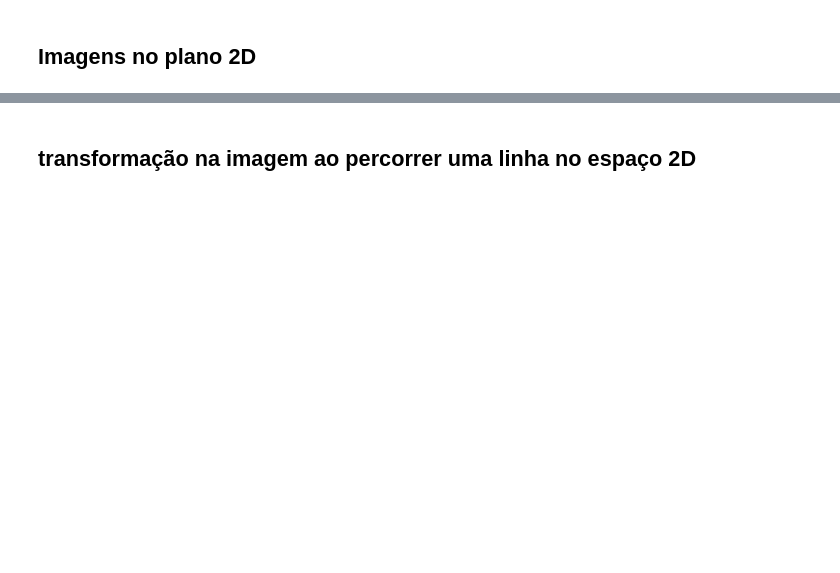
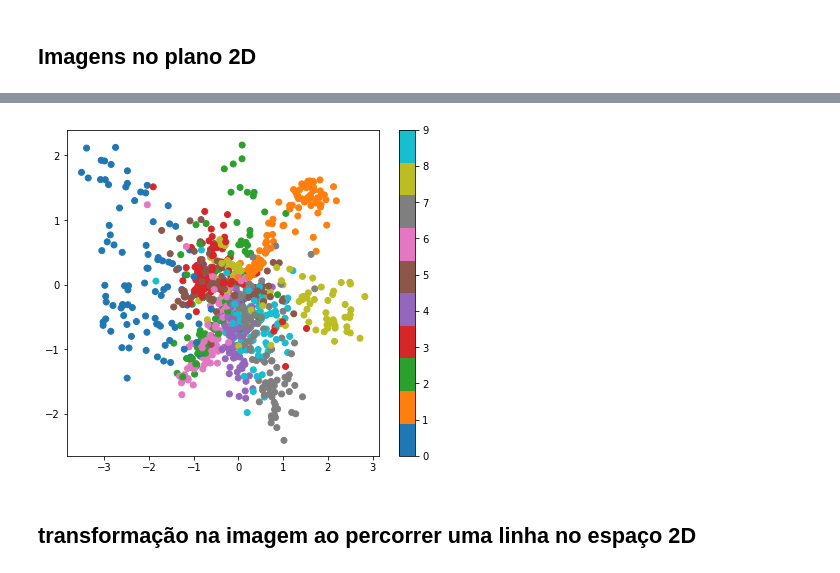
Before and after one commit to robertoalotufo/rnap, a Jupyter notebook: PyTorch/autoencoder.ipynb, the cells around one changed output, grey strips where cells are left out. Drawn from its saved outputs; the diff is of its cells as text; code cells hidden in the pictures; blank space fills up the shorter version.

```diff
--- a/PyTorch/autoencoder.ipynb
+++ b/PyTorch/autoencoder.ipynb
@@ -187,4 +172,5 @@ plt.show()
 # %% [markdown]
 ## Imagens no plano 2D
 # %%
-#encoded = trainer.model.encoder.forward(Variable(xx_train))
+encoded = trainer.model.encoder(Variable(xx_train.view(-1, 28*28)))
+encoded_data = encoded.data.numpy()
@@ -207,3 +177,10 @@ NameError: name 'DataLoader' is not defined
+# %%
+plt.figure(figsize=(7, 6))
+plt.scatter(encoded_data[:, 0], encoded_data[:, 1], c=yy_train.numpy(), cmap=plt.cm.tab10)
+plt.colorbar();
+plt.show()
+# %% [output]
+[figure, added]
 # %% [markdown]
 ## transformação na imagem ao percorrer uma linha no espaço 2D
 # %%
```
Also changed, not shown: parts of 11 cells of this notebook, 1 other file.
